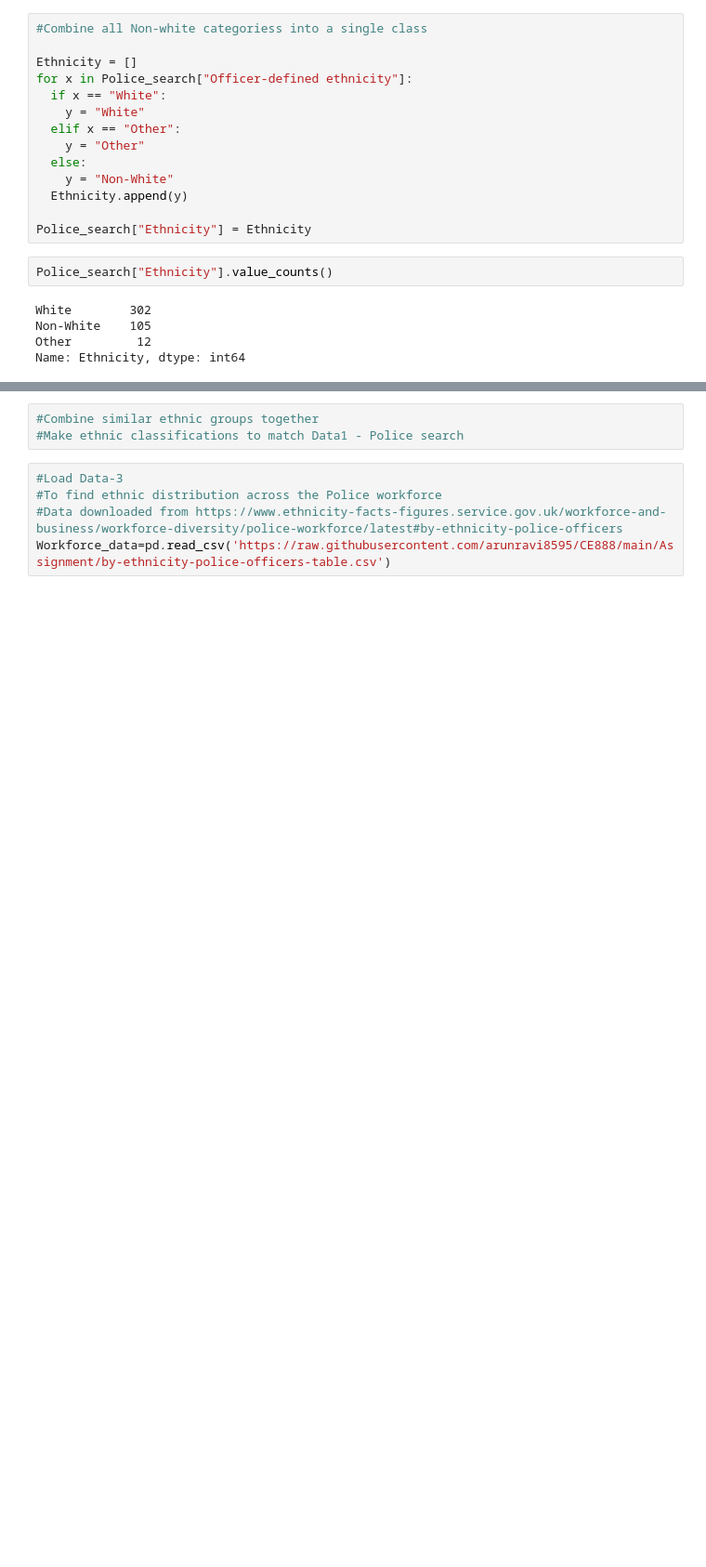
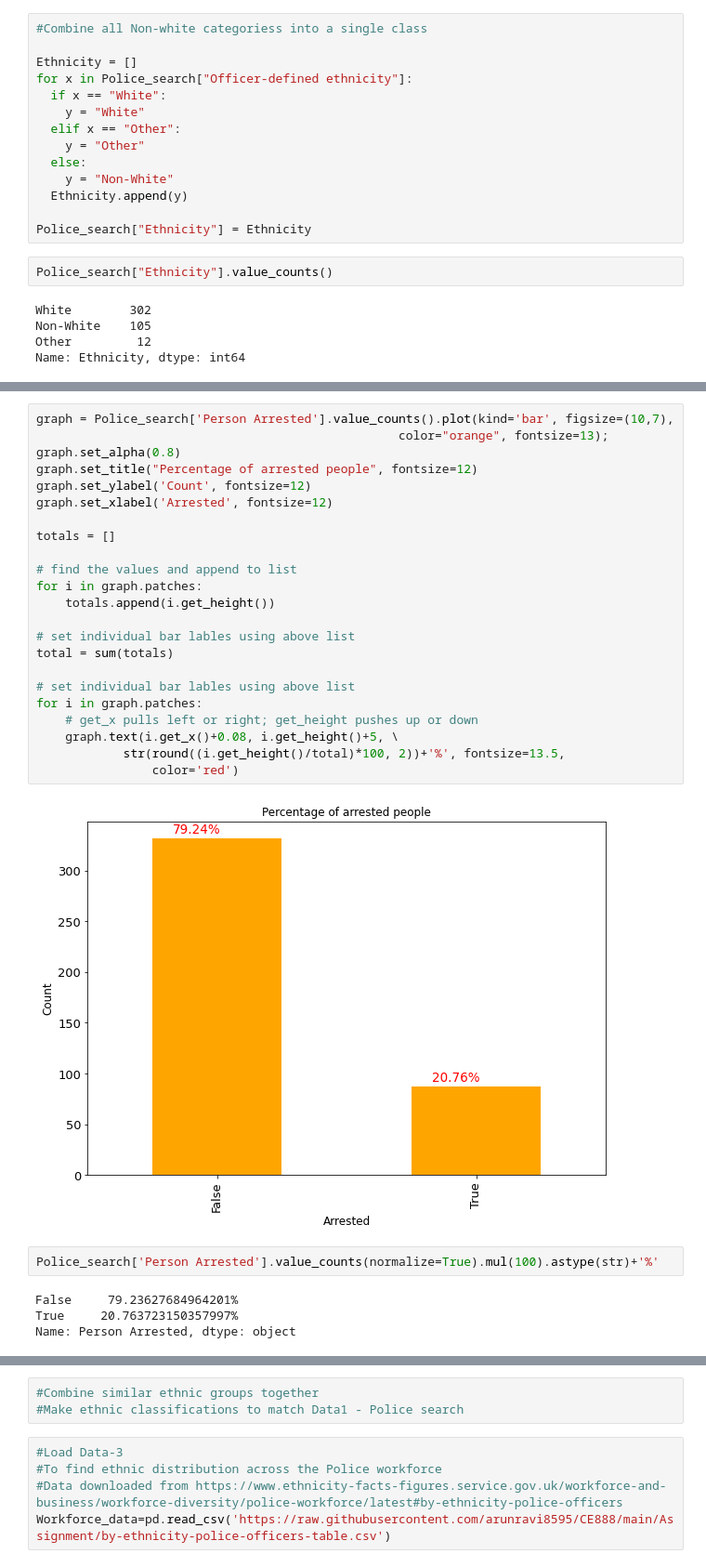
Before and after one commit to arunravi8595/Bias-detection, a Jupyter notebook: UK_police_bias.ipynb, the cells around one changed output, grey strips where cells are left out. Shown at 93% size. Drawn from its saved outputs; the diff is of its cells as text; blank space fills up the shorter version.

```diff
--- a/UK_police_bias.ipynb
+++ b/UK_police_bias.ipynb
@@ -108,0 +102,31 @@ Arrest_df=Police_search[Police_search["Outcome linked to object of search"]=="TR
+# %%
+graph = Police_search['Person Arrested'].value_counts().plot(kind='bar', figsize=(10,7),
+                                                  color="orange", fontsize=13);
+graph.set_alpha(0.8)
+graph.set_title("Percentage of arrested people", fontsize=12)
+graph.set_ylabel('Count', fontsize=12)
+graph.set_xlabel('Arrested', fontsize=12)
+
+totals = []
+
+# find the values and append to list
+for i in graph.patches:
+    totals.append(i.get_height())
+
+# set individual bar lables using above list
+total = sum(totals)
+
+# set individual bar lables using above list
+for i in graph.patches:
+    # get_x pulls left or right; get_height pushes up or down
+    graph.text(i.get_x()+0.08, i.get_height()+5, \
+            str(round((i.get_height()/total)*100, 2))+'%', fontsize=13.5,
+                color='red')
+# %% [output]
+[figure, added]
+# %%
+Police_search['Person Arrested'].value_counts(normalize=True).mul(100).astype(str)+'%'
+# %% [output]
+False     79.23627684964201%
+True     20.763723150357997%
+Name: Person Arrested, dtype: object
```
Also changed, not shown: parts of 14 cells of this notebook.
